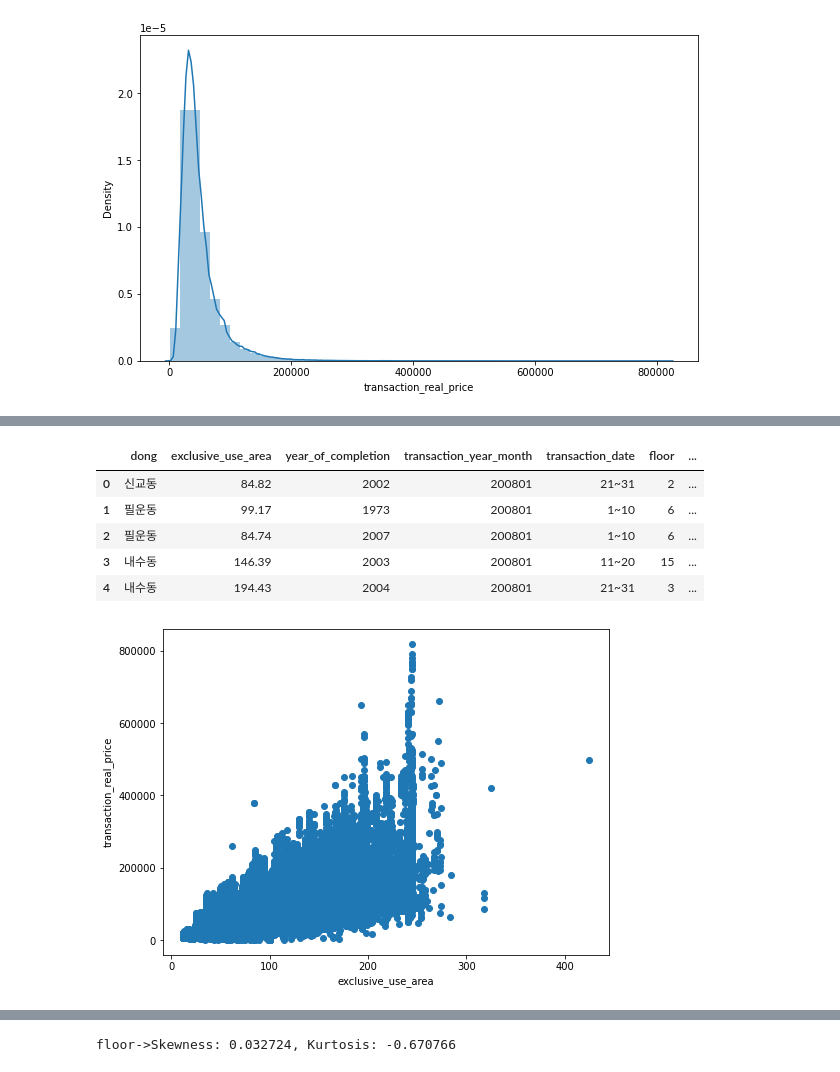
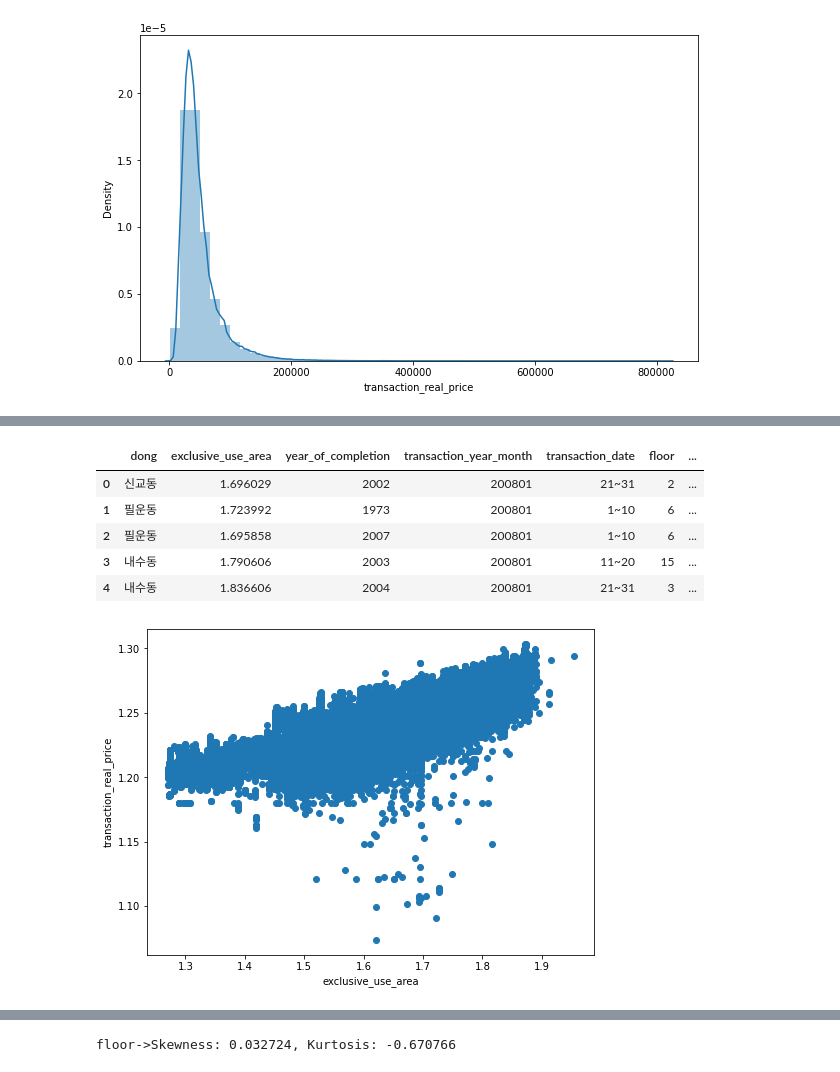
Before and after one commit to leedain0301/Modeling-Apartment-sales-price-forecast, a Jupyter notebook: MiniProject_02_전처리.ipynb, the cells around one changed output, grey strips where cells are left out. Saved outputs shown, nothing was run; the diff lists cells and outputs as text; code cells hidden in the pictures.

```diff
--- a/MiniProject_02_전처리.ipynb
+++ b/MiniProject_02_전처리.ipynb
@@ -179,0 +169,4 @@ sns.heatmap(data=cm,
+# %%
+train_data['exclusive_use_area'] = np.log1p(train_data['exclusive_use_area'])
+test_data['exclusive_use_area'] = np.log1p(test_data['exclusive_use_area'])
+area  = train_data['exclusive_use_area']
@@ -180,6 +179,6 @@ sns.heatmap(data=cm,
 # %%
 # 필요없는 컬럼 삭제
-drop_columns=['transaction_id', 'apartment_id','city','jibun','apt','addr_kr']
+drop_columns=['transaction_id','apartment_id','city','jibun','apt','addr_kr']
 
 train_drop = train_data[drop_columns]
 test_drop = test_data[drop_columns]
@@ -189,21 +188,21 @@ test = test_data.drop(drop_columns,axis=1)
 train.head()
 # %% [output]
 |  | dong | exclusive_use_area | year_of_completion | transaction_year_month | transaction_date | floor | ... |
-| 0 | 신교동 | 84.82 | 2002 | 200801 | 21~31 | 2 | ... |
-| 1 | 필운동 | 99.17 | 1973 | 200801 | 1~10 | 6 | ... |
-| 2 | 필운동 | 84.74 | 2007 | 200801 | 1~10 | 6 | ... |
-| 3 | 내수동 | 146.39 | 2003 | 200801 | 11~20 | 15 | ... |
-| 4 | 내수동 | 194.43 | 2004 | 200801 | 21~31 | 3 | ... |
+| 0 | 신교동 | 1.696029 | 2002 | 200801 | 21~31 | 2 | ... |
+| 1 | 필운동 | 1.723992 | 1973 | 200801 | 1~10 | 6 | ... |
+| 2 | 필운동 | 1.695858 | 2007 | 200801 | 1~10 | 6 | ... |
+| 3 | 내수동 | 1.790606 | 2003 | 200801 | 11~20 | 15 | ... |
+| 4 | 내수동 | 1.836606 | 2004 | 200801 | 21~31 | 3 | ... |
 # %%
-train['transaction_real_price'] = np.expm1(train_data['transaction_real_price'])
+# train['transaction_real_price'] = np.expm1(train_data['transaction_real_price'])
 
 f,ax=plt.subplots(figsize=(8,6))
 plt.scatter(train['exclusive_use_area'],train['transaction_real_price'])
 plt.xlabel('exclusive_use_area')
 plt.ylabel('transaction_real_price')
 plt.show()
 # %% [output]
-[figure, old version]
+[figure, new version]
 # %%
 f,ax=plt.subplots(figsize=(8,6))
 sns.distplot(train['exclusive_use_area'])
```
Also changed, not shown: parts of 19 cells of this notebook.
